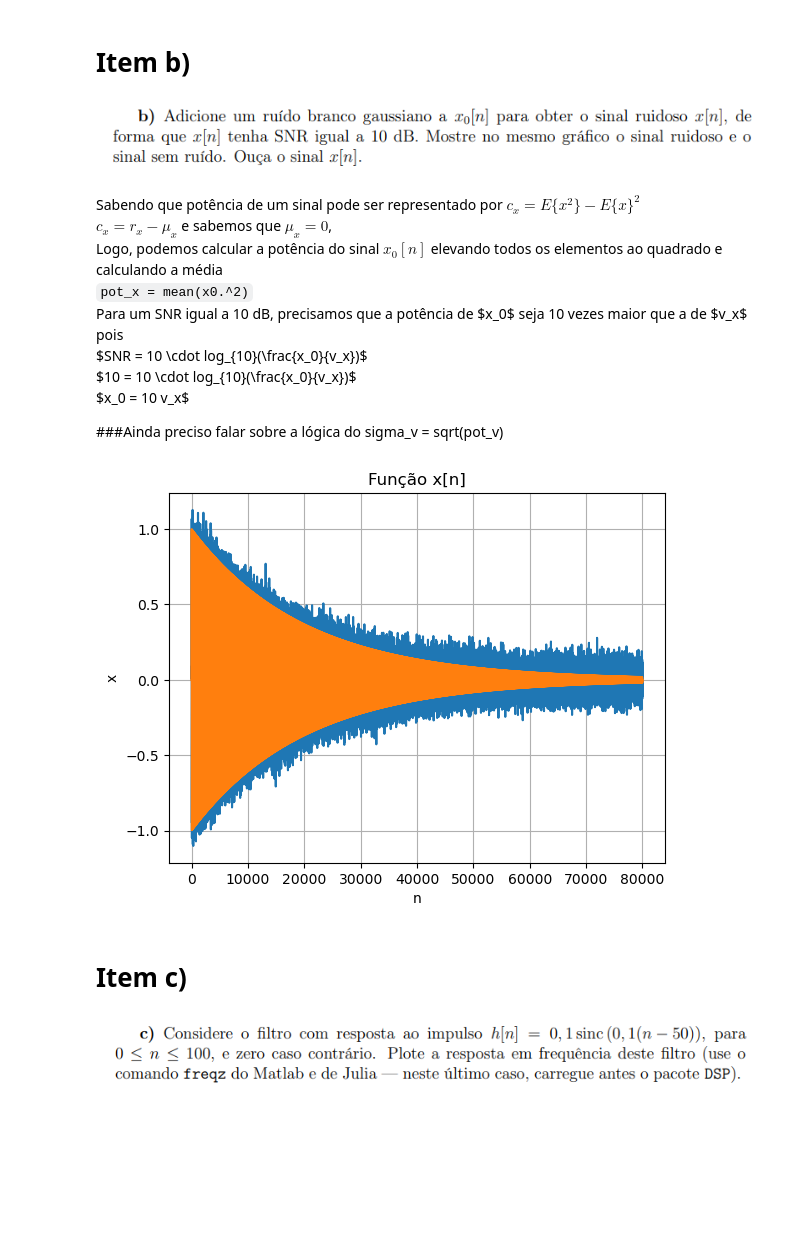
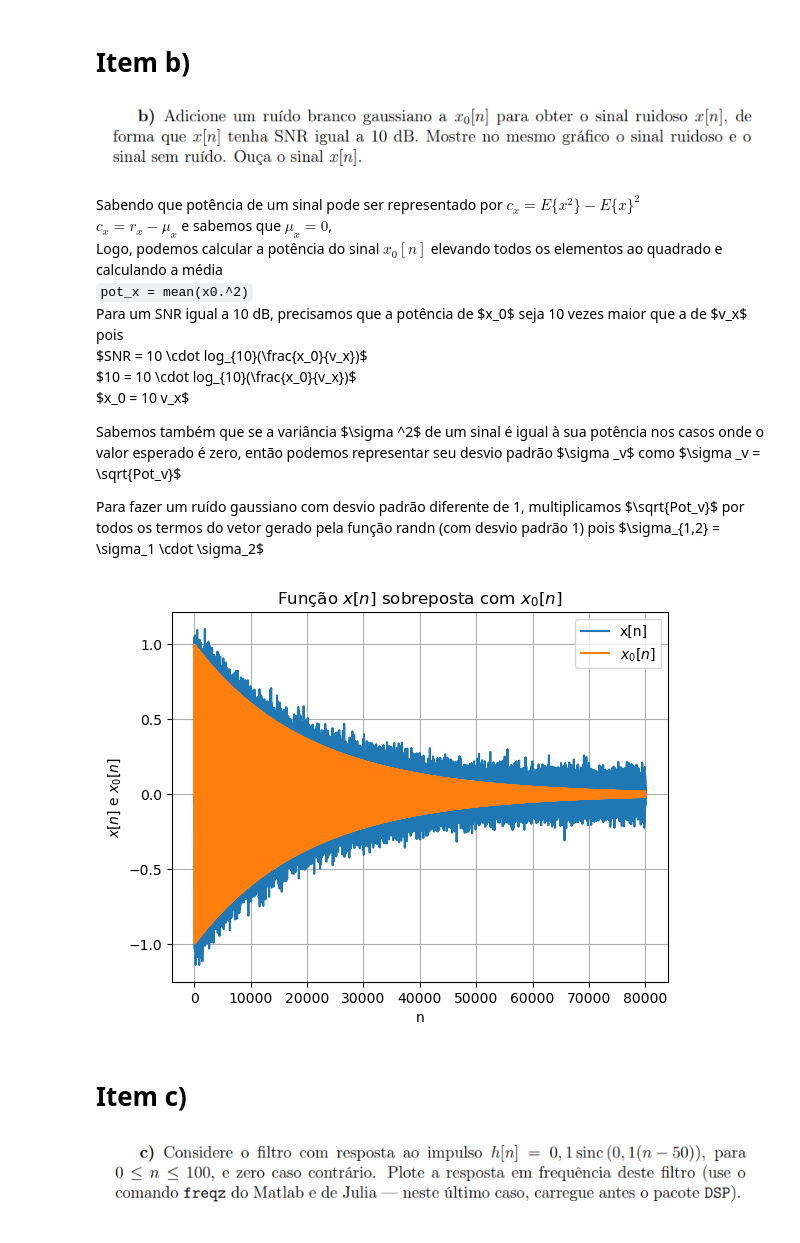
Before and after one commit to brunompasini/PSI3431-Processamento-Estatistico-de-Sinais, a Jupyter notebook: Experiencia_1_Julia.ipynb, the cells around one changed output. Cells and saved outputs as stored; diff of their text form; code cells hidden in the pictures; blank space fills up the shorter version.

```diff
--- a/Experiencia_1_Julia.ipynb
+++ b/Experiencia_1_Julia.ipynb
@@ -52,7 +65,9 @@ $SNR = 10 \cdot log_{10}(\frac{x_0}{v_x})$
 $10 = 10 \cdot log_{10}(\frac{x_0}{v_x})$
 $x_0 = 10 v_x$
 
-###Ainda preciso falar sobre a lógica do sigma_v = sqrt(pot_v)
+Sabemos também que se a variância $\sigma ^2$ de um sinal é igual à sua potência nos casos onde o valor esperado é zero, então podemos representar seu desvio padrão $\sigma _v$ como $\sigma _v = \sqrt{Pot_v}$
+
+Para fazer um ruído gaussiano com desvio padrão diferente de 1, multiplicamos $\sqrt{Pot_v}$ por todos os termos do vetor gerado pela função randn (com desvio padrão 1) pois $\sigma_{1,2} = \sigma_1 \cdot \sigma_2$
 # %%
 pot_x = mean(x0.^2)
 pot_v = pot_x/10 # SNR igual a 10 dB
@@ -61,15 +76,15 @@ wavplay(v, fa)
 # %%
 x = x0+v
 plot(n, x, label = "x[n]")
 grid()
 xlabel("n")
-ylabel("x")
-title("Função x[n]");
-plot(n, x0, label = "x0[n]")
-
+ylabel(L"$x[n]$ e $x_0[n]$")
+title(L"Função $x[n]$ sobreposta com $x_0[n]$");
+plot(n, x0, label = L"$x_0[n]$")
+legend()
 wavplay(x, fa) #ouvindo o sinal x[n]
 # %% [output]
-[figure, old version]
+[figure, new version]
 # %% [markdown]
 # Item c)
 ![image.png](attachment:image.png)
```
Also changed, not shown: parts of 8 cells of this notebook.
